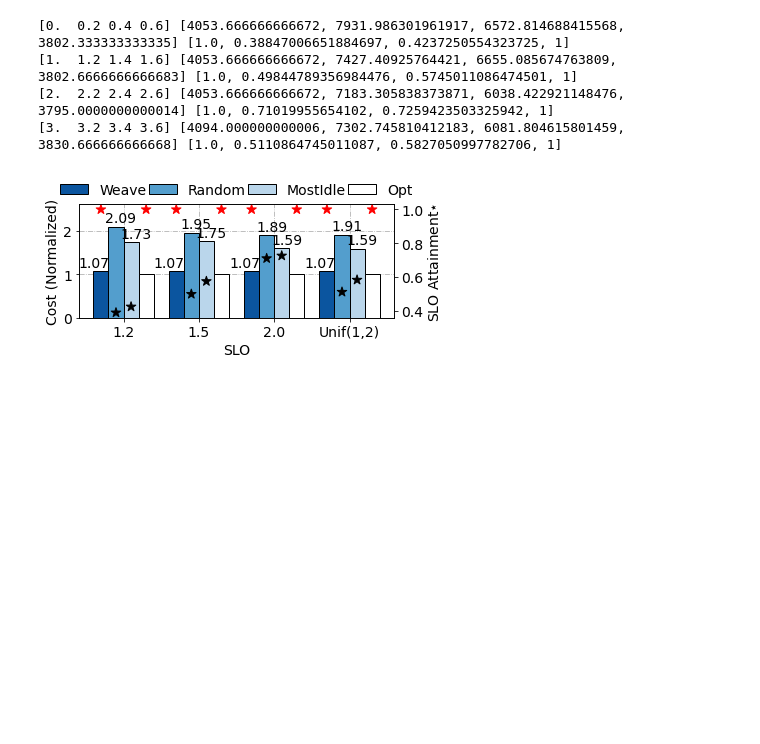
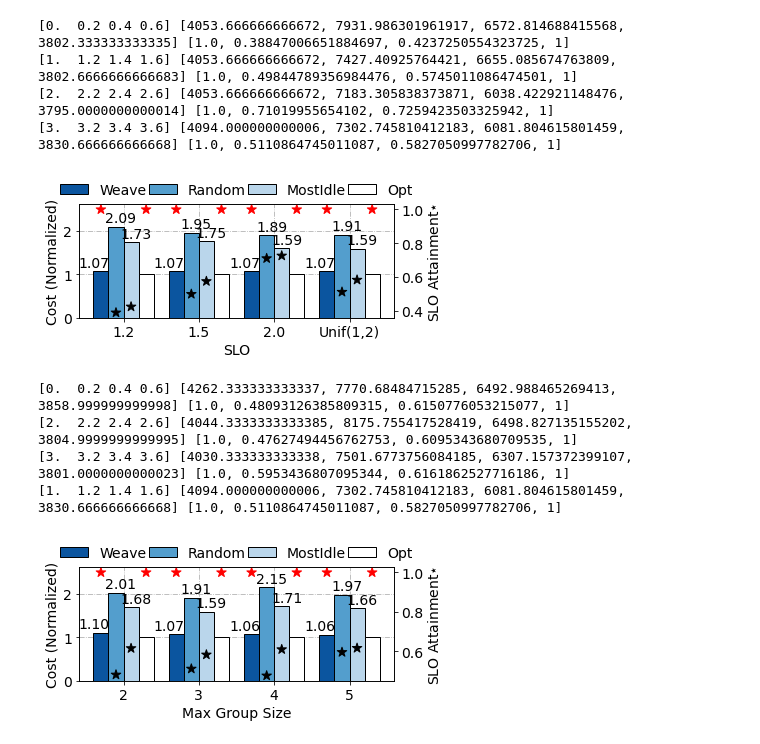
Before and after one commit to wutianyuan1/ROLL, a Jupyter notebook: global_scheduler/parse.ipynb, the cells around one changed output. Cells and saved outputs as stored; diff of their text form; code cells hidden in the pictures; blank space fills up the shorter version.

Commit message:
add group size ablation results

```diff
--- a/global_scheduler/parse.ipynb
+++ b/global_scheduler/parse.ipynb
@@ -212,6 +212,85 @@ plt.savefig("ablation_slo.pdf")
 [2.  2.2 2.4 2.6] [4053.666666666672, 7183.305838373871, 6038.422921148476, 3795.0000000000014] [1.0, 0.71019955654102, 0.7259423503325942, 1]
 [3.  3.2 3.4 3.6] [4094.000000000006, 7302.745810412183, 6081.804615801459, 3830.666666666668] [1.0, 0.5110864745011087, 0.5827050997782706, 1]
 [figure]
+# %%
+with open("run_results_ablation_grp_size.txt", 'r') as f:
+    content = f.read().split("\n")
+
+plt.figure(figsize=(6, 3))
+all_costs_3 = {}
+all_slos_3 = {}
+for line in content:
+    if len(line) <= 1:
+        continue
+    mix_type, results = parse_line(line)
+    all_plotted = False
+    mix_type_costs = {}
+    mix_type_slos = {}
+    for method in results:
+        total_cost, time_costs, time_invalid_jobs = results[method]
+        mix_type_costs[method] = sum([i[2] for i in time_costs])
+        num_invalid_jobs = lambda group_invalid_jobs: sum(len(group_invalid_jobs[grp_id]) for grp_id in group_invalid_jobs)
+        slo_violation_counts = [num_invalid_jobs(i[2]) for i in time_invalid_jobs]
+        slo_attainment_ratio = 1 - (sum(slo_violation_counts) / sum(i[3] for i in time_invalid_jobs) if len(time_invalid_jobs) != 0 else 0)
+        mix_type_slos[method] = slo_attainment_ratio
+    all_costs_3[mix_type] = mix_type_costs
+    all_slos_3[mix_type] = mix_type_slos
+
+
+shift = 0
+w = 0.2
+hatches = [None, None, None, None]
+colors = sns.color_palette('Blues')[::-1][::2] + ['white']
+star_colors = ['red', 'black', 'black', 'red']
+ax1 = plt.gca()
+ax2 = plt.twinx()
+for ((mtype, v), (mtype2, slov)) in zip(all_costs_3.items(), all_slos_3.items()):
+    print(shift + np.arange(len(v)) * w, list(v.values()), list(slov.values()))
+    ax1.bar(shift + np.arange(len(v)) * w, [i/v['Opt'] for i in v.values()], width=w, color=colors[:len(v)], edgecolor='black', label=v.keys() if mtype == 'all' else None, hatch=hatches, zorder=2)
+    ax2.scatter(shift + np.arange(len(slov)) * w, list(slov.values()), marker='*', color=star_colors[:len(slov)], s=100)
+    for i, (method, mv) in enumerate(v.items()):
+        if method != 'Opt':
+            h = 0.1
+            if mtype == 'rh' and method == 'Random':
+                h = 0.3
+            ax1.text(shift + i * w - w*0.7 if i != 0 else shift - 1.5*w, mv/v['Opt']+h, "{:.2f}".format((mv/v['Opt'])), fontdict={"fontsize":14}, zorder=2)
+    shift += 1 if mtype != '2' else 2
+
+shift = 1
+w = 0.2
+mtype = 'all'
+v, slov = all_costs[mtype], all_slos[mtype]
+print(shift + np.arange(len(v)) * w, list(v.values()), list(slov.values()))
+ax1.bar(shift + np.arange(len(v)) * w, [i/v['Opt'] for i in v.values()], width=w, color=colors[:len(v)], edgecolor='black', label=v.keys() if mtype == 'all' else None, hatch=hatches, zorder=2)
+ax2.scatter(shift + np.arange(len(slov)) * w, list(slov.values()), marker='*', color=star_colors[:len(slov)], s=100)
+for i, (method, mv) in enumerate(v.items()):
+    if method != 'Opt':
+        h = 0.1
+        if mtype == 'rh' and method == 'Random':
+            h = 0.3
+        ax1.text(shift + i * w - w*0.7 if i != 0 else shift - 1.5*w, mv/v['Opt']+h, "{:.2f}".format((mv/v['Opt'])), fontdict={"fontsize":14}, zorder=2)
+
+
+plt.sca(ax2)
+plt.yticks(fontsize=14)
+plt.ylabel("SLO Attainment$\star$", fontdict={"fontsize": 14})
+
+plt.sca(ax1)
+plt.xticks(np.arange(4) + w * 1.5, ['2', '3', '4', '5'], fontsize=14)
+plt.yticks(fontsize=14)
+plt.ylim(0, 2.6)
+plt.grid(linestyle='-.', zorder=0)
+plt.ylabel("Cost (Normalized)", fontdict={"fontsize": 14})
+plt.legend(fontsize=14, ncols=4, frameon=False, columnspacing=0.15, loc='upper center', bbox_to_anchor=(0.5, 1.3))
+plt.xlabel("Max Group Size", fontdict={"fontsize": 14})
+plt.tight_layout()
+plt.savefig("ablation_grp_size.pdf")
+# %% [output]
+[0.  0.2 0.4 0.6] [4262.333333333337, 7770.68484715285, 6492.988465269413, 3858.999999999998] [1.0, 0.48093126385809315, 0.6150776053215077, 1]
+[2.  2.2 2.4 2.6] [4044.3333333333385, 8175.755417528419, 6498.827135155202, 3804.9999999999995] [1.0, 0.47627494456762753, 0.6095343680709535, 1]
+[3.  3.2 3.4 3.6] [4030.333333333338, 7501.6773756084185, 6307.157372399107, 3801.0000000000023] [1.0, 0.5953436807095344, 0.6161862527716186, 1]
+[1.  1.2 1.4 1.6] [4094.000000000006, 7302.745810412183, 6081.804615801459, 3830.666666666668] [1.0, 0.5110864745011087, 0.5827050997782706, 1]
+[figure, added]
 # %%
 def parse_line(line):
     mix_type, line = line.split("--")
```
Also changed, not shown: parts of 2 cells of this notebook, 6 other files.
